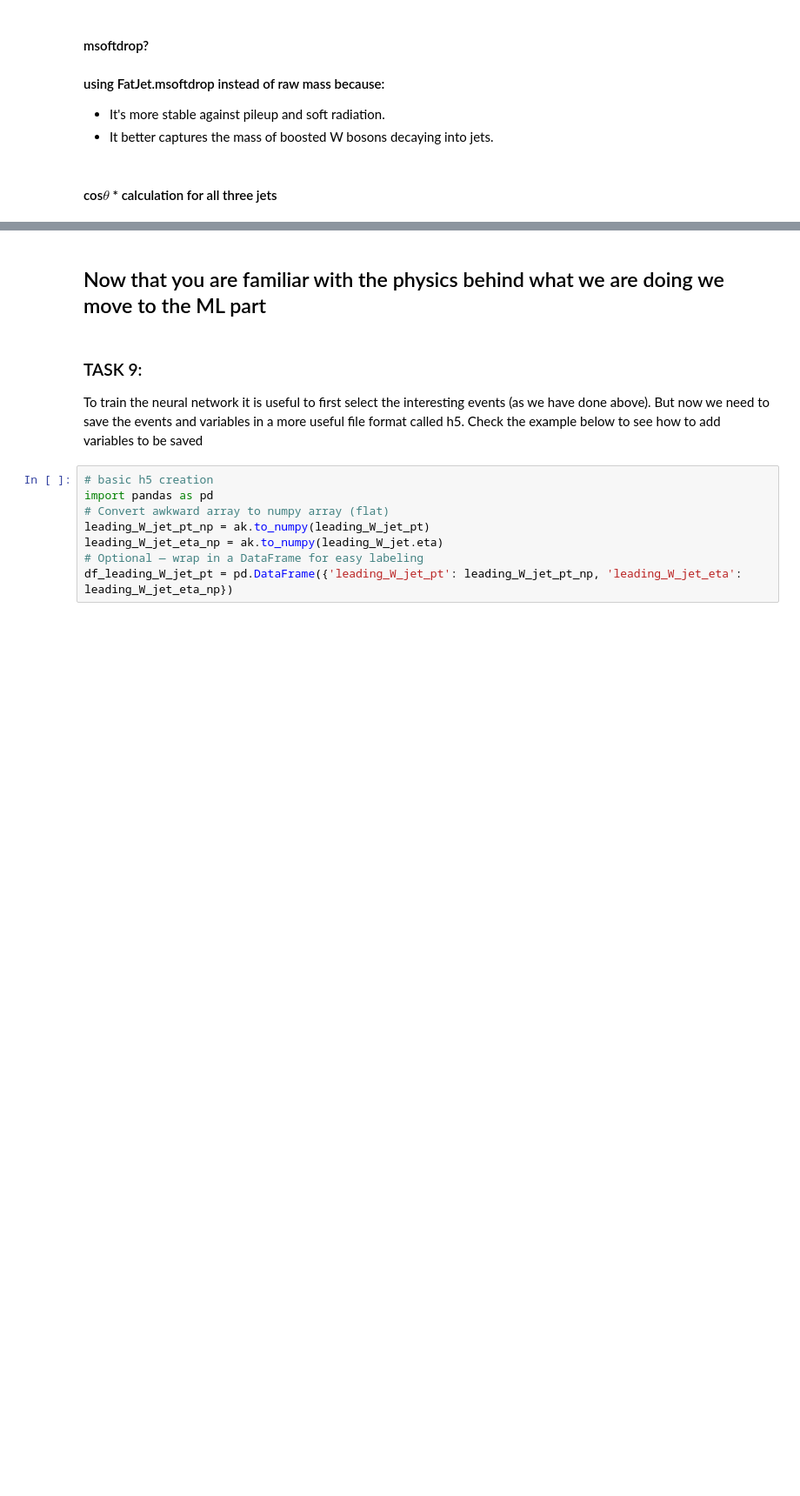
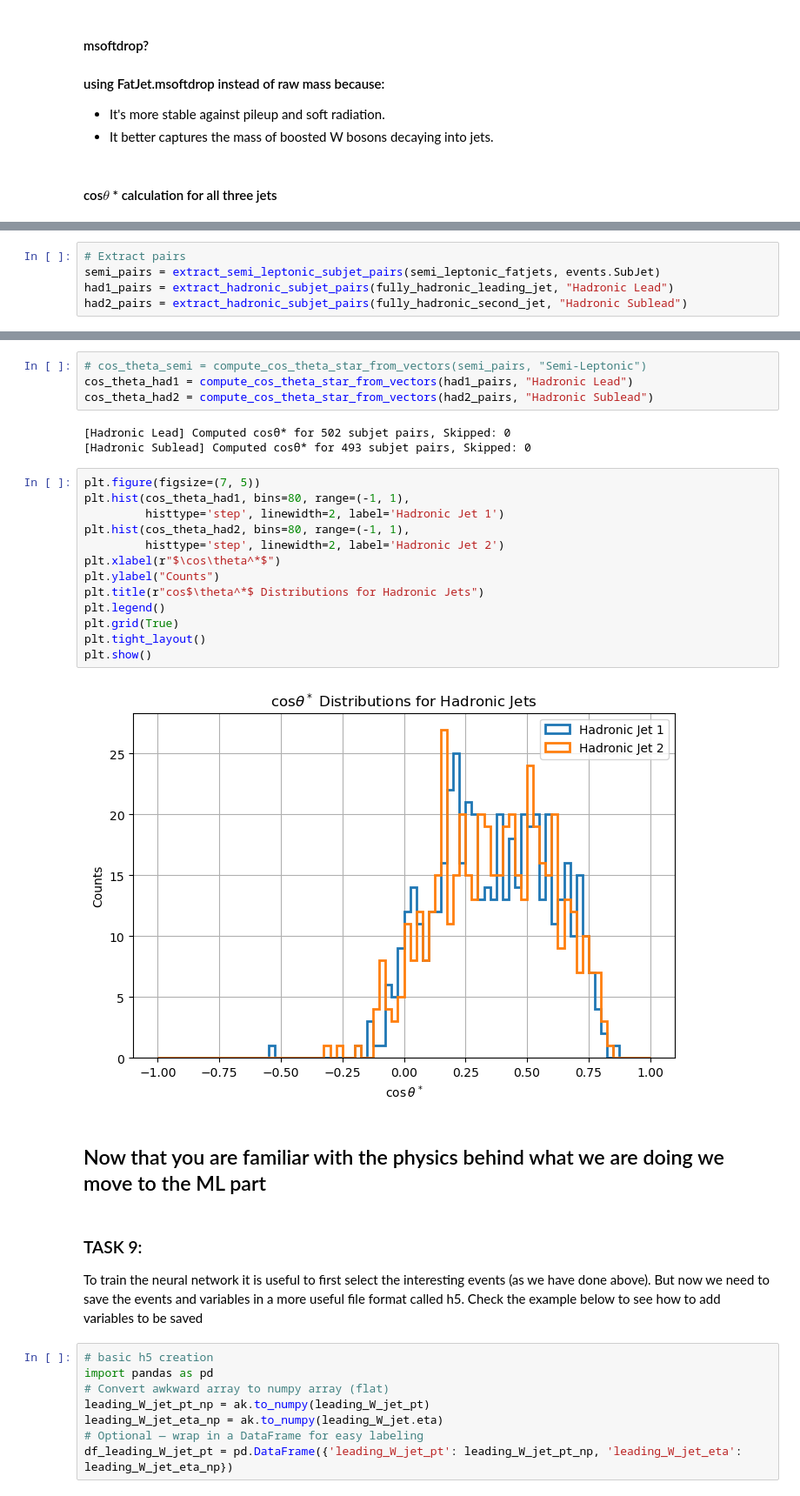
Before and after one commit to aimenobaid/polarization, a Jupyter notebook: resonancesTest_selections_h5.ipynb, the cells around one changed output, grey strips where cells are left out. Shown: that part at 87% size. Saved outputs shown, nothing was run; the diff lists cells and outputs as text; blank space fills up the shorter version.

```diff
--- a/resonancesTest_selections_h5.ipynb
+++ b/resonancesTest_selections_h5.ipynb
@@ -634,0 +641,5 @@ cos_theta_had_lead2 = compute_cos_theta_star_reco(fully_hadronic_second_jet, "Ha
+# %%
+# Extract pairs
+semi_pairs = extract_semi_leptonic_subjet_pairs(semi_leptonic_fatjets, events.SubJet)
+had1_pairs = extract_hadronic_subjet_pairs(fully_hadronic_leading_jet, "Hadronic Lead")
+had2_pairs = extract_hadronic_subjet_pairs(fully_hadronic_second_jet, "Hadronic Sublead")
@@ -635,3 +692,25 @@ cos_theta_had_lead2 = compute_cos_theta_star_reco(fully_hadronic_second_jet, "Ha
+# %%
+# cos_theta_semi = compute_cos_theta_star_from_vectors(semi_pairs, "Semi-Leptonic")
+cos_theta_had1 = compute_cos_theta_star_from_vectors(had1_pairs, "Hadronic Lead")
+cos_theta_had2 = compute_cos_theta_star_from_vectors(had2_pairs, "Hadronic Sublead")
+# %% [output]
+[Hadronic Lead] Computed cosθ* for 502 subjet pairs, Skipped: 0
+[Hadronic Sublead] Computed cosθ* for 493 subjet pairs, Skipped: 0
+# %%
+plt.figure(figsize=(7, 5))
+plt.hist(cos_theta_had1, bins=80, range=(-1, 1),
+         histtype='step', linewidth=2, label='Hadronic Jet 1')
+plt.hist(cos_theta_had2, bins=80, range=(-1, 1),
+         histtype='step', linewidth=2, label='Hadronic Jet 2')
+plt.xlabel(r"$\cos\theta^*$")
+plt.ylabel("Counts")
+plt.title(r"cos$\theta^*$ Distributions for Hadronic Jets")
+plt.legend()
+plt.grid(True)
+plt.tight_layout()
+plt.show()
+# %% [output]
+[figure, added]
 # %% [markdown]
 ## Now that you are familiar with the physics behind what we are doing we move to the ML part
 # %% [markdown]
```
Also changed, not shown: parts of 9 cells of this notebook.
